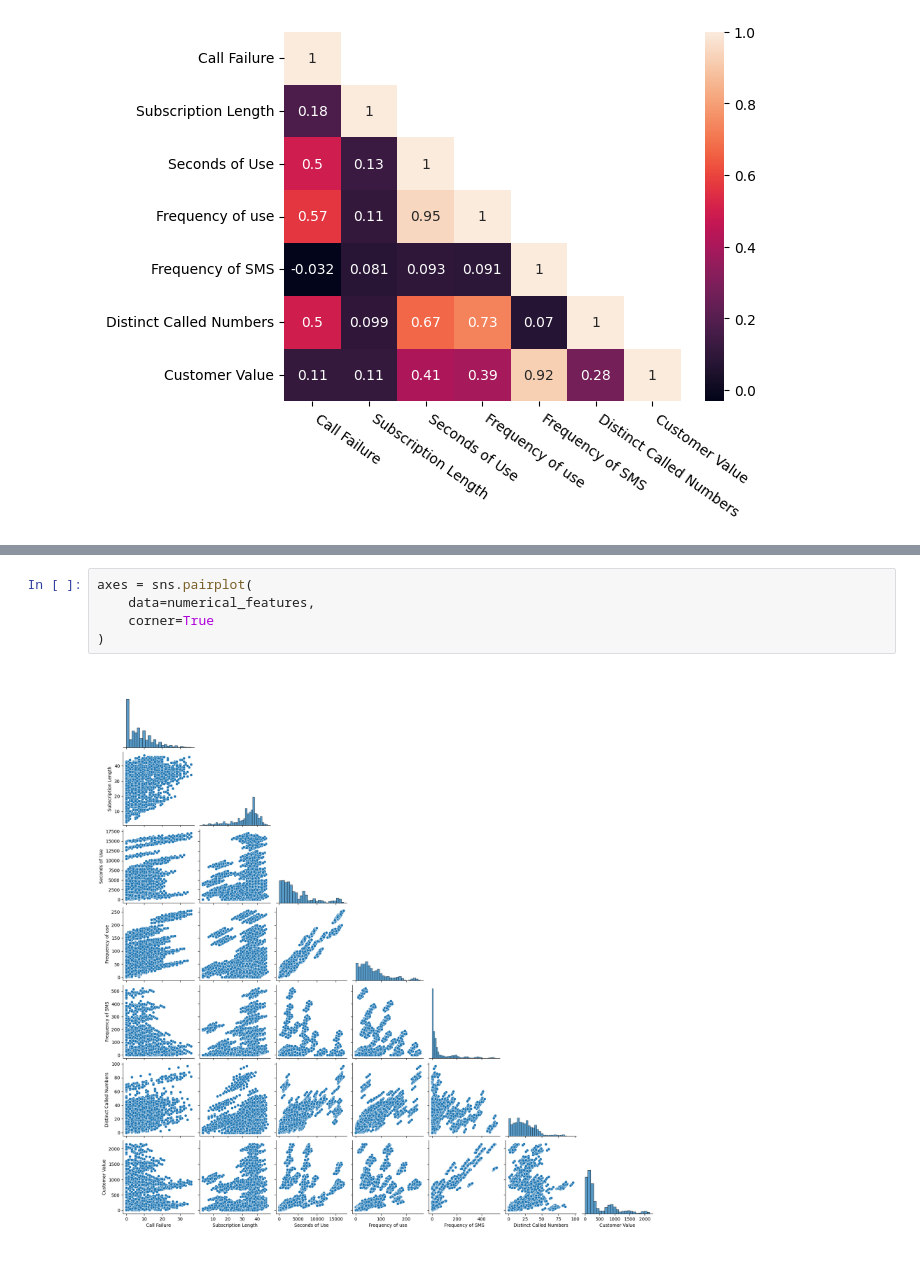
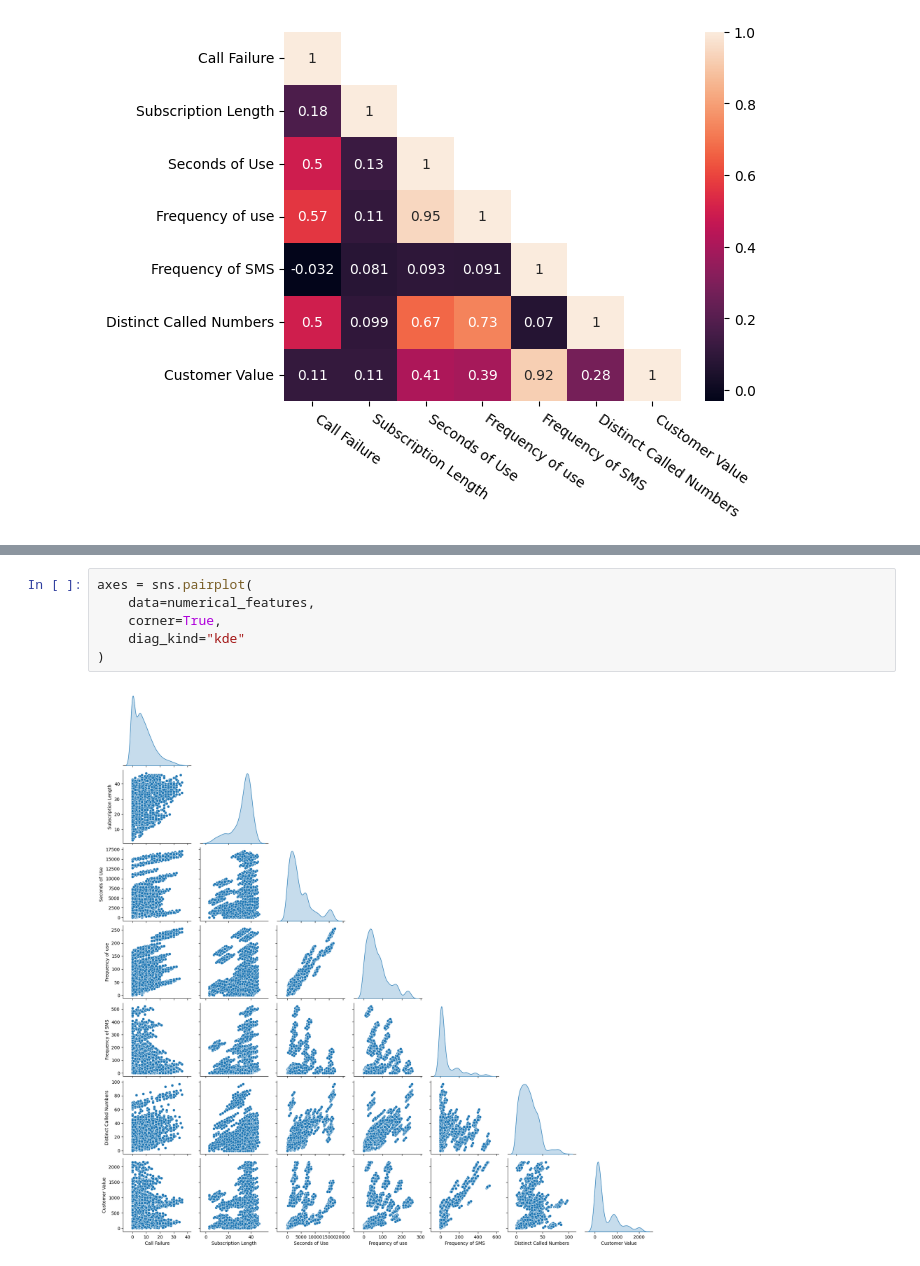
Before and after one commit to garudapaksi-yusuf/Iranian_Telecom_Churn, a Jupyter notebook: notebook/notebook.ipynb, the cells around one changed output, grey strips where cells are left out. Saved outputs shown, nothing was run; the diff lists cells and outputs as text.

```diff
--- a/notebook/notebook.ipynb
+++ b/notebook/notebook.ipynb
@@ -758,7 +760,8 @@ visualisasi ini juga terdiri dari 2 bagian sebagai berikut:
 # %%
 axes = sns.pairplot(
     data=numerical_features,
-    corner=True
+    corner=True,
+    diag_kind="kde"
 )
 # %% [output]
-[figure, old version]
+[figure, new version]
```
Also changed, not shown: parts of 20 cells of this notebook.
